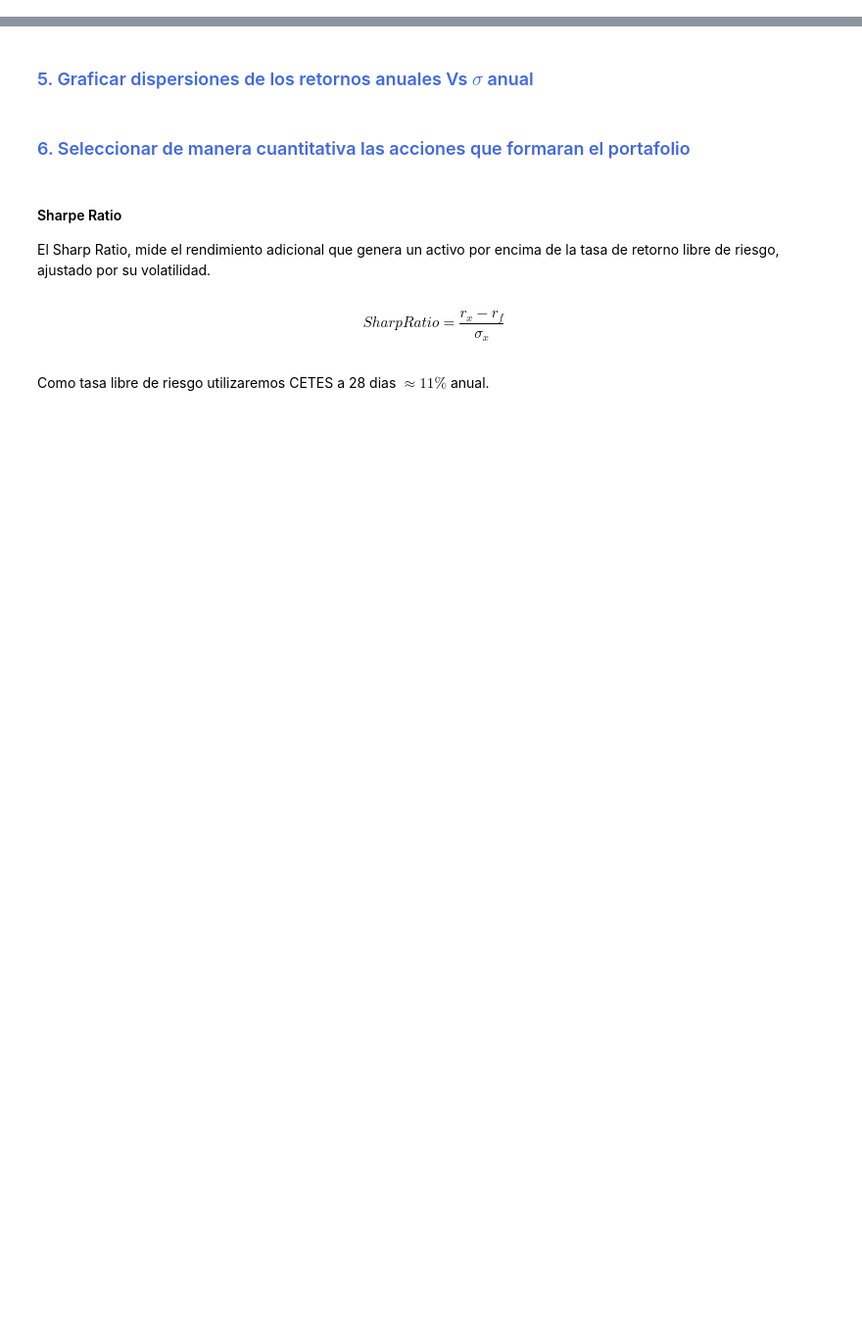
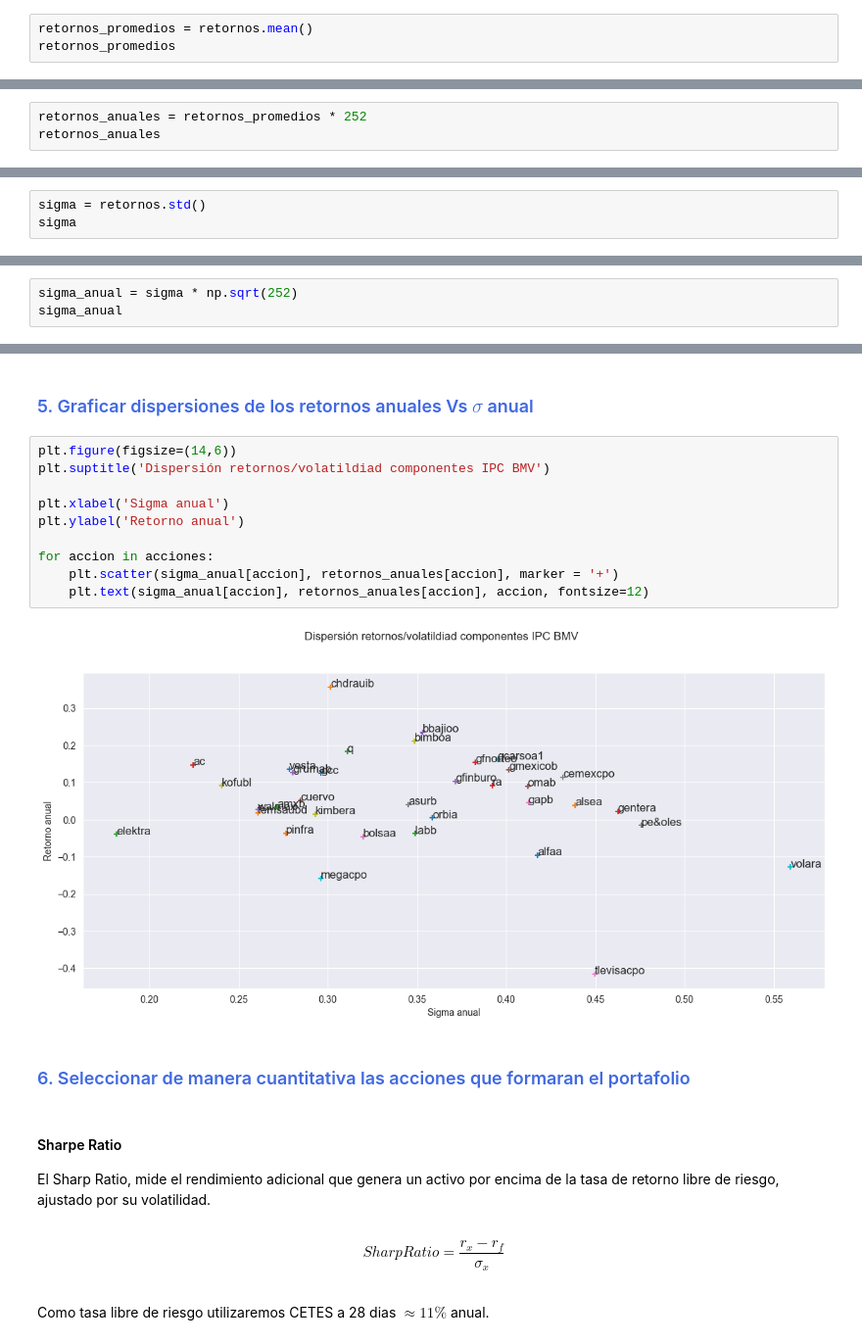
Before and after one commit to carlosdeoncedos/CienciaDatosFinanzas2023_09_lunes, a Jupyter notebook: Sesion_7.ipynb, the cells around one changed output, grey strips where cells are left out. Shown at 98% size. Cells and saved outputs as stored; diff of their text form; blank space fills up the shorter version.

```diff
--- a/Sesion_7.ipynb
+++ b/Sesion_7.ipynb
@@ -135,0 +177,3 @@ Para el desarrollo del primer portafolio de inversión, vamos a seguir los sigui
+# %%
+retornos_promedios = retornos.mean()
+retornos_promedios
@@ -136,2 +198,5 @@ Para el desarrollo del primer portafolio de inversión, vamos a seguir los sigui
 # %% [markdown]
 #### Retornos anualizados
+# %%
+retornos_anuales = retornos_promedios * 252
+retornos_anuales
@@ -138,2 +221,5 @@ Para el desarrollo del primer portafolio de inversión, vamos a seguir los sigui
 # %% [markdown]
 ### <font color='royalblue'>4. Calcular $\sigma$ diaria y anual</font>
+# %%
+sigma = retornos.std()
+sigma
@@ -140,2 +244,5 @@ Para el desarrollo del primer portafolio de inversión, vamos a seguir los sigui
 # %% [markdown]
 #### Sigma anual
+# %%
+sigma_anual = sigma * np.sqrt(252)
+sigma_anual
@@ -142,5 +267,17 @@ Para el desarrollo del primer portafolio de inversión, vamos a seguir los sigui
 # %% [markdown]
 ### <font color='royalblue'>5. Graficar dispersiones de los retornos anuales Vs $\sigma$ anual</font>
+# %%
+plt.figure(figsize=(14,6))
+plt.suptitle('Dispersión retornos/volatildiad componentes IPC BMV')
+
+plt.xlabel('Sigma anual')
+plt.ylabel('Retorno anual')
+
+for accion in acciones:
+    plt.scatter(sigma_anual[accion], retornos_anuales[accion], marker = '+')
+    plt.text(sigma_anual[accion], retornos_anuales[accion], accion, fontsize=12)
+# %% [output]
+[figure, added]
 # %% [markdown]
 ### <font color='royalblue'>6. Seleccionar de manera cuantitativa las acciones que formaran el portafolio</font>
 # %% [markdown]
```
Also changed, not shown: parts of 34 cells of this notebook.
